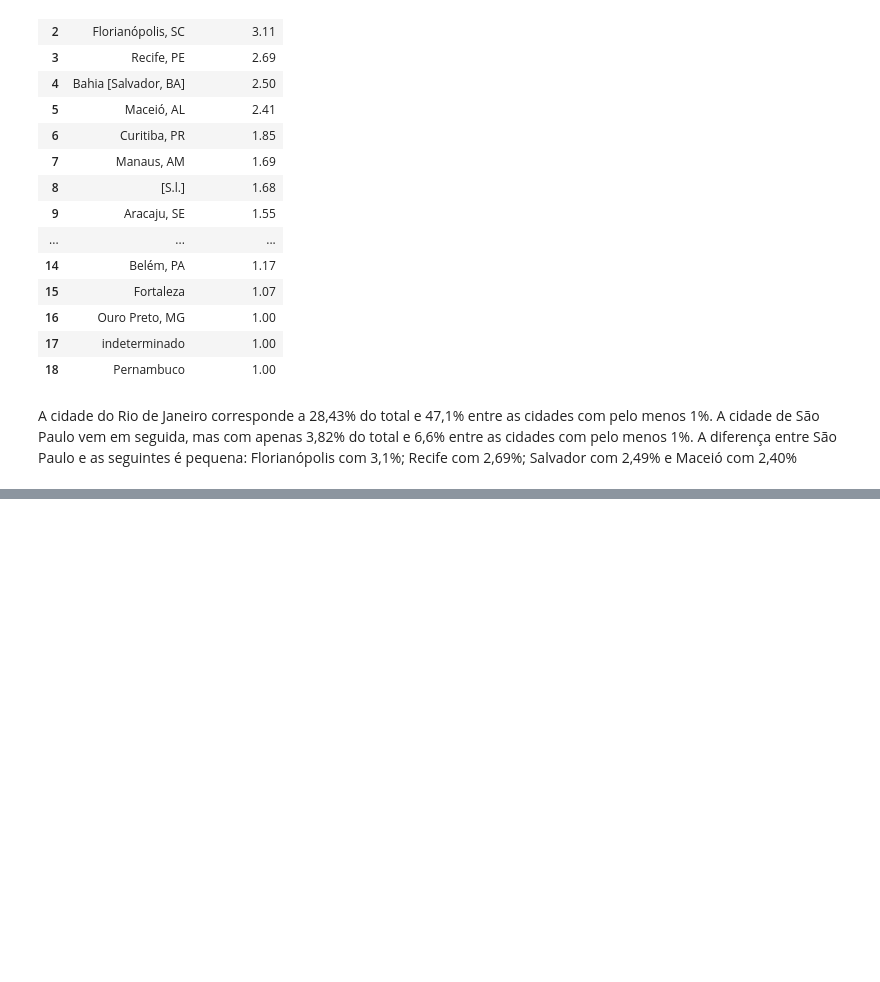
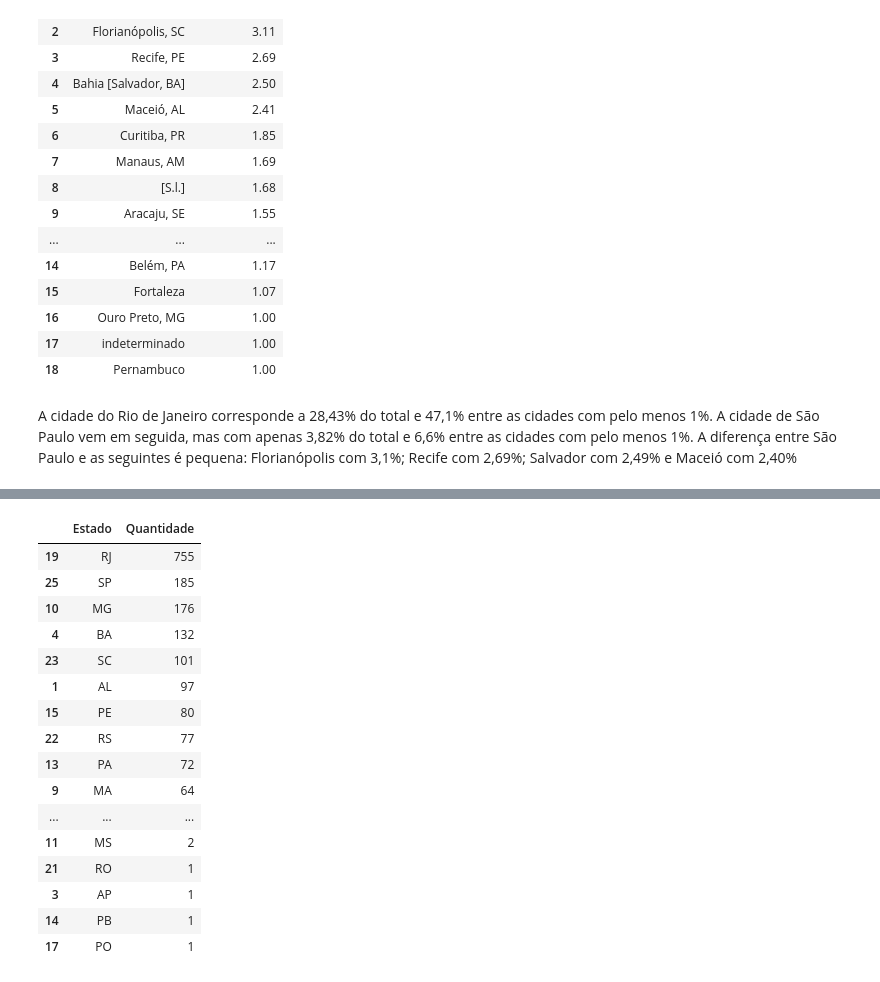
Before and after one commit to ericbrasiln/hemdig-framework, a Jupyter notebook: repositorios/BND-BR/complete_data.ipynb, the cells around one changed output, grey strips where cells are left out. Saved outputs shown, nothing was run; the diff lists cells and outputs as text; code cells hidden in the pictures; blank space fills up the shorter version.

```diff
--- a/repositorios/BND-BR/complete_data.ipynb
+++ b/repositorios/BND-BR/complete_data.ipynb
@@ -732,3 +750,14 @@ fig9.show()
+# %%
+# colocar editor em minúsculo
+df['editor'] = df['editor'].str.lower()
+# substituir Typografia e Tipografia por Typ.
+df['editor'] = df['editor'].replace(to_replace=r'typografia', value='typ.', regex=True)
+# substituir [s.n], s.n], [s.n por Não identificado
+df['editor'] = df['editor'].replace(to_replace=r'\[s.n\]', value='não identificado', regex=True)
+df['editor'] = df['editor'].replace(to_replace=r's.n.\]', value='não identificado', regex=True)
+df['editor'] = df['editor'].replace(to_replace=r'\[s.n.', value='não identificado', regex=True)
+df['editor'] = df['editor'].replace(to_replace=r's.n.', value='não identificado', regex=True)
+df['editor'] = df['editor'].replace(to_replace=r'\[não identificado', value='não identificado', regex=True)
 # %%
 # contar editor
 df['editor'].value_counts()
@@ -734,0 +815,6 @@ df['editor'].value_counts()
+# %%
+# avaliar principais editores por estado
+df_state_editor = df.groupby(['Estado', 'editor'])['place'].nunique().rename_axis(['Estado', 'Editor/a']).reset_index(name='Quantidade')
+# remover editor 'Não identificado'
+df_state_editor = df_state_editor[df_state_editor['Editor/a'] != 'não identificado']
+df_state_editor
@@ -734,0 +835,24 @@ df['editor'].value_counts()
+# %%
+# contar editor por estado
+df_state_editor = df_state_editor.groupby('Estado')['Editor/a'].nunique().rename_axis('Estado').reset_index(name='Quantidade')
+# %%
+df_state_editor = df_state_editor.sort_values(by='Quantidade', ascending=False)
+df_state_editor
+# %% [output]
+|  | Estado | Quantidade |
+| 19 | RJ | 755 |
+| 25 | SP | 185 |
+| 10 | MG | 176 |
+| 4 | BA | 132 |
+| 23 | SC | 101 |
+| 1 | AL | 97 |
+| 15 | PE | 80 |
+| 22 | RS | 77 |
+| 13 | PA | 72 |
+| 9 | MA | 64 |
+| ... | ... | ... |
+| 11 | MS | 2 |
+| 21 | RO | 1 |
+| 3 | AP | 1 |
+| 14 | PB | 1 |
+| 17 | PO | 1 |
```
Also changed, not shown: parts of 16 cells of this notebook, 4 other files.
